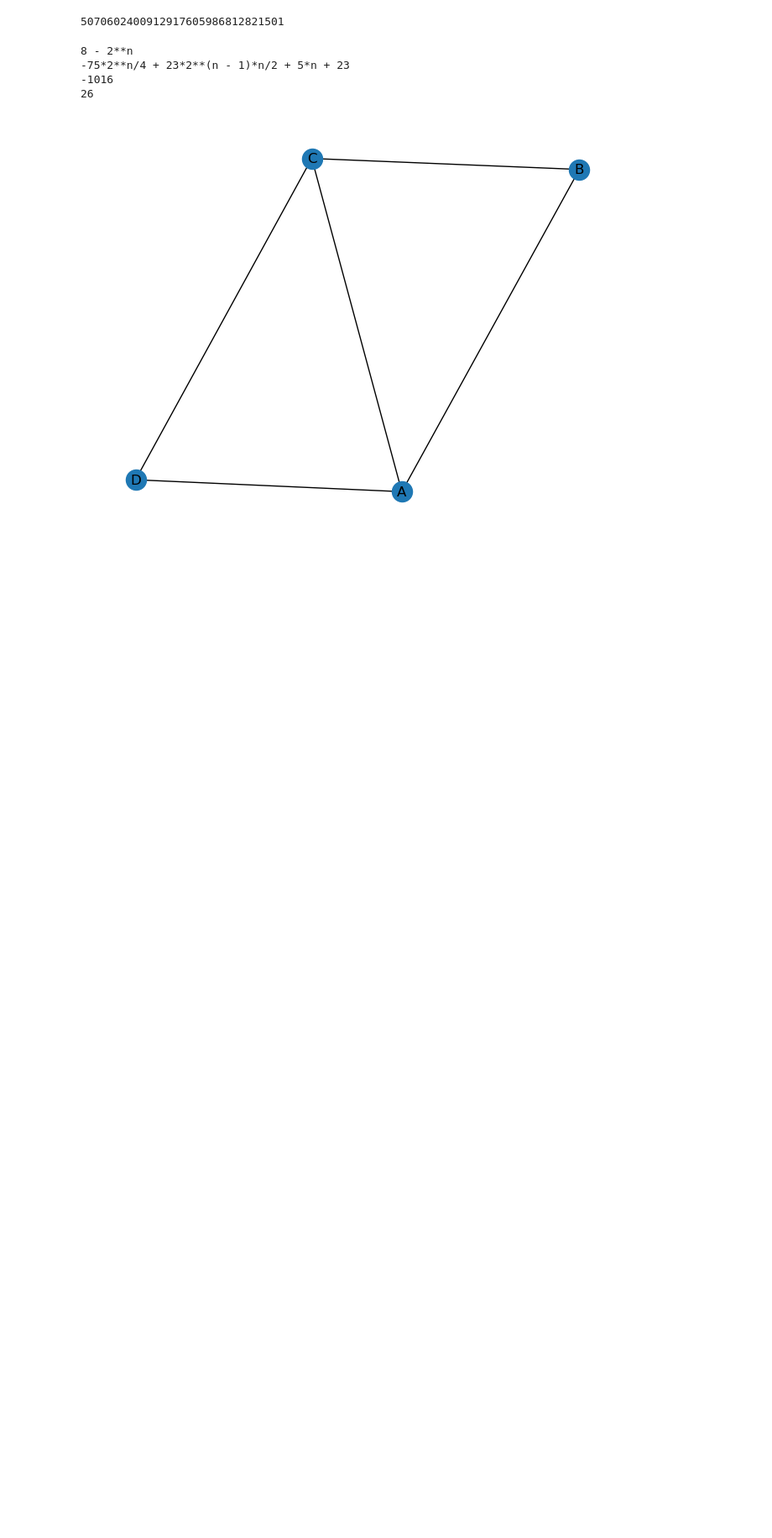
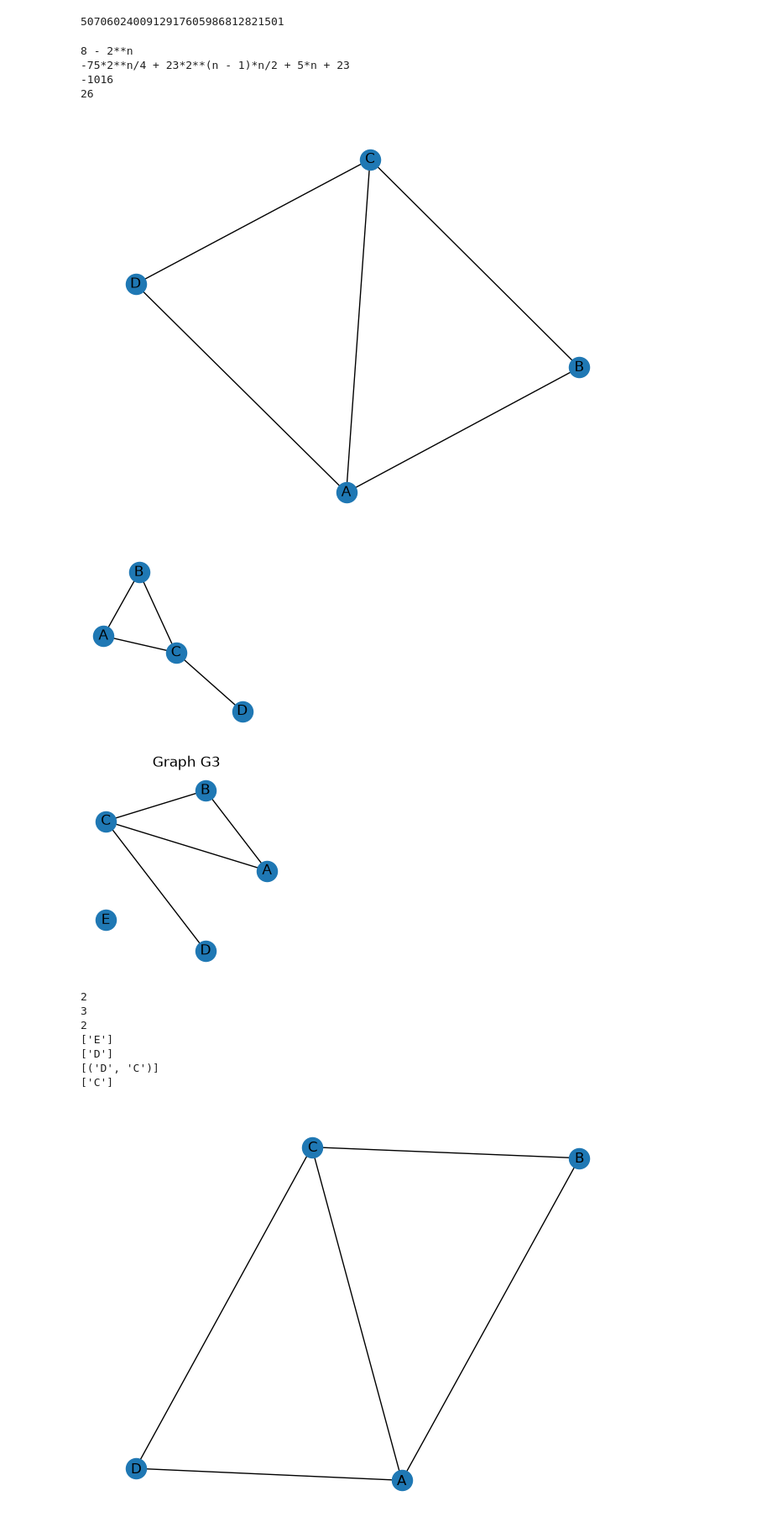
Before and after one commit to buicaothe/PYTHON, a Jupyter notebook: APPLIED MATHEMATICS/Introduction.ipynb, the cells around one changed output. Shown at 84% size. Cells and saved outputs as stored; diff of their text form; code cells hidden in the pictures; blank space fills up the shorter version.

```diff
--- a/APPLIED MATHEMATICS/Introduction.ipynb
+++ b/APPLIED MATHEMATICS/Introduction.ipynb
@@ -415,6 +415,53 @@ print(a_3)
 -75*2**n/4 + 23*2**(n - 1)*n/2 + 5*n + 23
 -1016
 26
+# %%
+
+G1 = nx.Graph() # creating an empty graph
+G1.add_node("A") # adding a single new vertex
+G1.add_nodes_from(["B", "C", "D"]) # adding multiple vertices as a list
+G1.add_edge("A", "B") # adding a single new edge
+G1.add_edges_from([("B", "C"), ("C", "D"), ("D", "A"), ("A", "C")]) # adding multiple edges as a list
+nx.draw(G1, with_labels=True) # graphs can be drawn with the draw-function
+plt.show() # matplotlib will show the graph as intended
+
+edges = [("A", "B"), ("B", "C"), ("C", "A"), ("C", "D")]
+G2 = nx.Graph(edges) # creating a graph with list of edges, vertices are automatic
+plt.figure(figsize=(2, 2)) # draws the graph into a new figure, with the given size
+nx.draw(G2, with_labels=True)
+plt.show()
+
+vertices = {"A": ["B", "C"],"B": ["C"],"C": ["D"],"E": []}
+G3 = nx.Graph(vertices) # creating a graph with dictionary of vertices
+plt.figure(figsize=(3, 3))
+plt.title("Graph G3") # adds a title to the graph
+pos = nx.circular_layout(G3) # changing layout for the graph, spring_layout is the default
+nx.draw(G3, pos, with_labels=True)
+plt.show()
+
+# DEGREES OF VERTEX AND GRAPH
+
+print(G1.degree("B")) # degree of a single vertex
+degrees = [d for (v,d) in G1.degree()] # degrees of all the vertices in a list
+print(max(degrees)) # the maximum degree of a graph
+print(min(degrees)) # the minimum degree of a graph
+isolated = [v for (v,d) in G3.degree() if d == 0] # isolated vertices
+print(isolated)
+pendant = [v for (v,d) in G3.degree() if d == 1] # pendant vertices
+print(pendant)
+print(G3.edges(pendant[0])) # the edge of the pendant vertex
+print(list(G3.neighbors(pendant[0]))) # the adjacent vertex of the pendant vertex
+# %% [output]
+[figure, added]
+[figure, added]
+[figure, added]
+2
+3
+2
+['E']
+['D']
+[('D', 'C')]
+['C']
 # %%
 # 5. GRAPH THEORY
 
```
Also changed, not shown: 5 other files.
